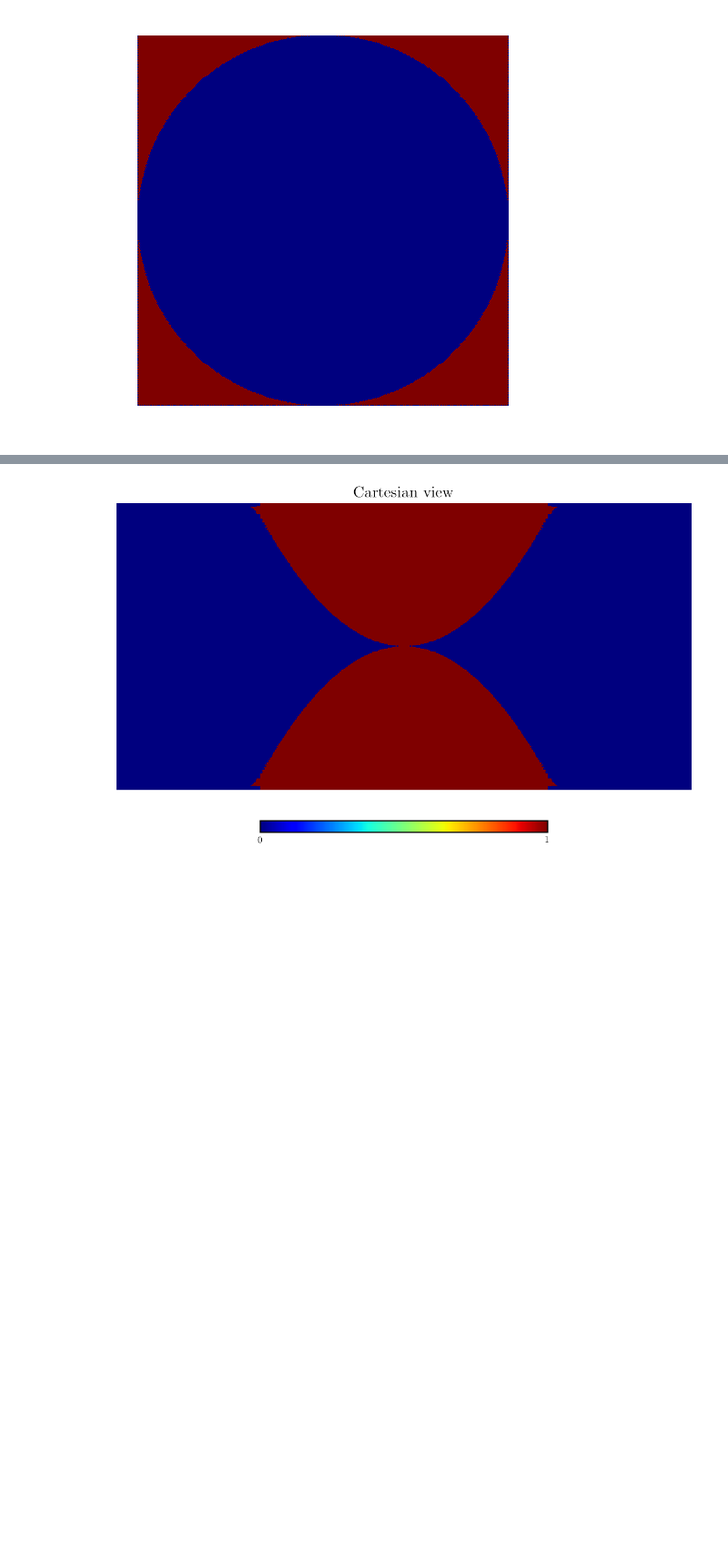
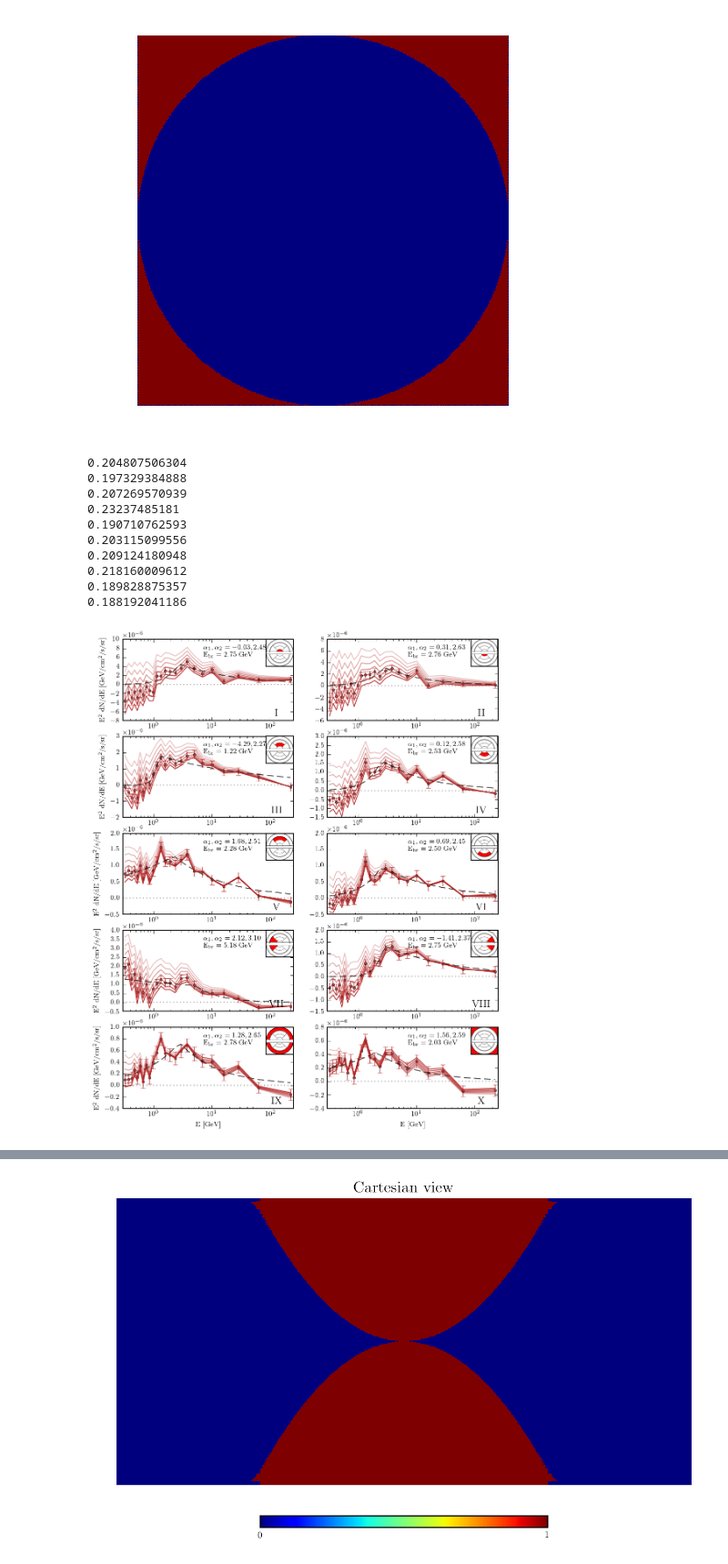
Before and after one commit to erccarls/GammaLike_dev, a Jupyter notebook: Calore Regions.ipynb, the cells around one changed output, grey strips where cells are left out. Shown at 91% size. Drawn from its saved outputs; the diff is of its cells as text; code cells hidden in the pictures; blank space fills up the shorter version.

```diff
--- a/Calore Regions.ipynb
+++ b/Calore Regions.ipynb
@@ -150,7 +150,7 @@ def FitSpectrumBPL(E, flux, fluxunc, index1=None, index2=None, E_break=None, pri
 
     m = iminuit.Minuit( f, print_level=print_level, index1=index1_val, norm=1., index2=index2_val, E_break=E_break_val, errordef=1.,
                         error_norm=.5, error_E_break=.1, error_index1=.1, error_index2=.1,
-                        limit_index1=[0,None],  limit_norm=[0,None],  limit_index2=[0,None], limit_E_break=[0,None],
+                        limit_index1=[-5,None],  limit_norm=[0,None],  limit_index2=[-5,None], limit_E_break=[0,None],
                       fix_E_break=E_break_fixed, fix_index1=index1_fixed, fix_index2=index2_fixed)
     m.migrad()
     try:
@@ -161,14 +161,43 @@ def FitSpectrumBPL(E, flux, fluxunc, index1=None, index2=None, E_break=None, pri
 
     return m, reduced_chisq
 
+from collections import OrderedDict
 
+def write_roman(num):
+
+    roman = OrderedDict()
+    roman[1000] = "M"
+    roman[900] = "CM"
+    roman[500] = "D"
+    roman[400] = "CD"
+    roman[100] = "C"
+    roman[90] = "XC"
+    roman[50] = "L"
+    roman[40] = "XL"
+    roman[10] = "X"
+    roman[9] = "IX"
+    roman[5] = "V"
+    roman[4] = "IV"
+    roman[1] = "I"
+
+    def roman_num(num):
+        for r in roman.keys():
+            x, y = divmod(num, r)
+            yield roman[r] * x
+            num -= (r * x)
+            if num > 0:
+                roman_num(num)
+            else:
+                break
+
+    return "".join([a for a in roman_num(num)])
 
 def PlotRegionsSpectra(start, stop, text, fit_vals=True, path='regions', textloc=[.05, .9]):
 
     A = Analysis.Analysis(nside=256)
     npix_roi = np.nonzero(A.GenSquareMask(l_range=(-20,20), b_range=(-20,20), plane_mask=2))[0].shape[0]
     area_ratios = None
-    models = ['mod_s_%i_XCO_P8_stripped.hdf5'%i for i in range(start, stop)]
+    models = ['mod_s_%i_XCO_P8_corrected_stripped.hdf5'%i for i in range(start, stop)]
 
 
     for i, model in enumerate(models):
@@ -222,6 +251,7 @@ def PlotRegionsSpectra(start, stop, text, fit_vals=True, path='regions', textloc
                                 bad_bins.append(i_f)
 
                         m, reduced_chisq = FitSpectrumBPL(fit_E, flux, fluxunc, print_level=0, E_break=None)
+                        print reduced_chisq
                         for i in bad_bins:
                             fluxunc[i] = 0
 
@@ -260,6 +290,7 @@ def PlotRegionsSpectra(start, stop, text, fit_vals=True, path='regions', textloc
     for i_r in range(1,11):
 
         plt.subplot(5,2,i_r) # Return back to normal subplot
+        plt.text(0.9,0.05, write_roman(i_r), transform = plt.gca().transAxes, horizontalalignment='center')
 
         pos = plt.gca().get_position().get_points()
         width = pos[1,0]-pos[0,0]
@@ -306,36 +337,51 @@ def PlotRegionsSpectra(start, stop, text, fit_vals=True, path='regions', textloc
 
 
 
 
+
+
+
 from matplotlib.ticker import ScalarFormatter, FormatStrFormatter
 
 class FixedOrderFormatter(ScalarFormatter):
     """Formats axis ticks using scientific notation with a constant order of
     magnitude"""
     def __init__(self, order_of_mag=0, useOffset=True, useMathText=False):
         self._order_of_mag = order_of_mag
         ScalarFormatter.__init__(self, useOffset=useOffset,
                                  useMathText=useMathText)
     def _set_orderOfMagnitude(self, range):
         """Over-riding this to avoid having orderOfMagnitude reset elsewhere"""
         self.orderOfMagnitude = self._order_of_mag
 
 
 #-----------------------------
 # Galprop
 
 
-# fig = plt.figure(1, figsize=(8,10))
-# PlotRegionsSpectra(42, 49, 'Gal Gas')
-# plt.savefig('/home/carlson/Dropbox/GCE_H2_Sources/plots/Calore_regions_Gal_P8.pdf', bbox_inches='tight')
+fig = plt.figure(1, figsize=(8,10))
+PlotRegionsSpectra(42, 49, '')
+plt.savefig('/home/carlson/Dropbox/GCE_H2_Sources/GCE_Paper2_PRD/plots/Calore_regions_Gal_P8.pdf', bbox_inches='tight')
 
 
 #-----------------------------
 # PEB
 #fig = plt.figure(1, figsize=(8,10))
 #plt.figure(figsize=(8,10))
 #PlotRegionsSpectra(14, 21, 'PEB Gas', fit_vals=False)
 #plt.savefig('/home/carlson/Dropbox/GCE_H2_Sources/plots/Calore_regions_PEB_P8.pdf', bbox_inches='tight')
+# %% [output]
+0.204807506304
+0.197329384888
+0.207269570939
+0.23237485181
+0.190710762593
+0.203115099556
+0.209124180948
+0.218160009612
+0.189828875357
+0.188192041186
+[figure, added]
 # %%
 
 fig = plt.figure(1, figsize=(8,10))
```
Also changed, not shown: parts of 1 cell of this notebook, 13 other files.
